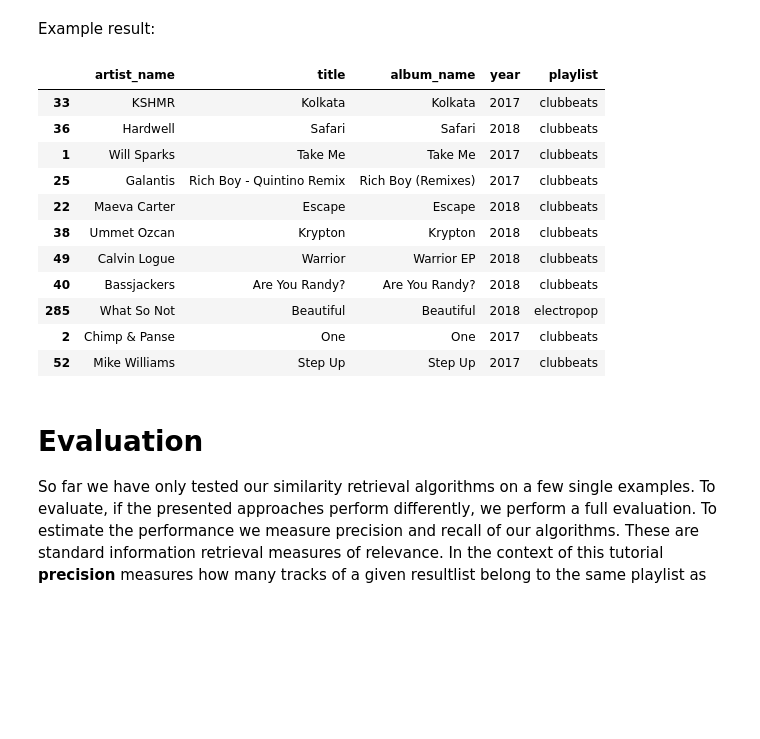
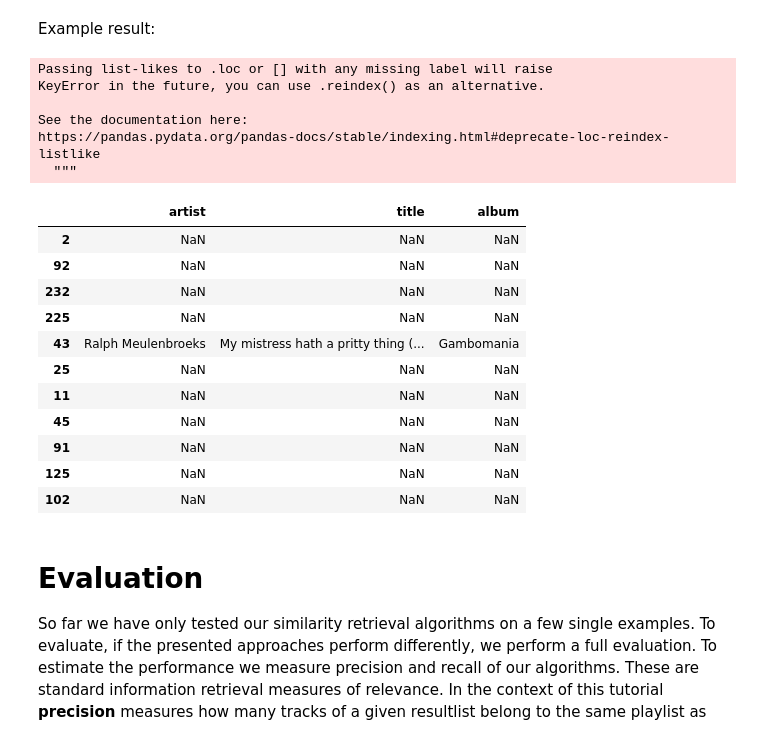
Before and after one commit to slychief/ismir2018_tutorial, a Jupyter notebook: Part 3a - Distance Based Search.ipynb, the cells around one changed output. Saved outputs shown, nothing was run; the diff lists cells and outputs as text; code cells hidden in the pictures; blank space fills up the shorter version.

```diff
--- a/Part 3a - Distance Based Search.ipynb
+++ b/Part 3a - Distance Based Search.ipynb
@@ -528,0 +230,4 @@ metadata.loc[[query_track_idx]]
+# %%
+query_track_idx = 0
+
+metadata_w_feat_index.iloc[[query_track_idx]]
@@ -531,12 +254,12 @@ The following lines of code implement the approach described above. First, the d
 # %%
 # calculate the distance between the query-vector and all others
-dist = eucledian_distance(feature_data, feature_data[query_track_idx])
+dist = eucledian_distance(feature_data, feature_data[metadata_w_feat_index.iloc[query_track_idx].name])
 
 # sort the distances ascendingly - use sorted index
 sorted_idx = np.argsort(dist)
 
 # display top-10 results (first track = query track)
-display_cols = ["artist_name", "title", "album_name", "year", "playlist"]
+display_cols = ["artist", "title", "album"]
 
-metadata.loc[sorted_idx[:11], display_cols]
+metadata_w_feat_index.loc[sorted_idx[:11], display_cols]
 # %% [output]
@@ -581,3 +291,7 @@ featureset_lengths = [24, # mfcc
+# %%
+# feature-set lengths and order
+featureset_lengths = [1440, # rp
+                      168]  # ssd
 # %%
 def scaled_eucledian_distance(feature_space, query_vector):
 
@@ -641,3 +341,7 @@ featureset_weights = [1.55,  # mfcc
+# %%
+# feature-set lengths and order
+featureset_weights = [1.55, # rp
+                      0.6]  # ssd
 # %%
 def weighted_eucledian_distance(feature_space, query_vector, featureset_weights):
 
@@ -659,22 +363,30 @@ def weighted_eucledian_distance(feature_space, query_vector, featureset_weights)
 # %% [markdown]
 Example result:
 # %%
-dist = weighted_eucledian_distance(feature_data, feature_data[query_track_idx], featureset_weights)
+dist = weighted_eucledian_distance(feature_data,
+                                   feature_data[metadata_w_feat_index.iloc[query_track_idx].name],
+                                   featureset_weights)
 
 metadata.loc[np.argsort(dist)[:11], display_cols]
 # %% [output]
+Passing list-likes to .loc or [] with any missing label will raise
+KeyError in the future, you can use .reindex() as an alternative.
+
+See the documentation here:
+https://pandas.pydata.org/pandas-docs/stable/indexing.html#deprecate-loc-reindex-listlike
+  """
-|  | artist_name | title | album_name | year | playlist |
-| 33 | KSHMR | Kolkata | Kolkata | 2017 | clubbeats |
-| 36 | Hardwell | Safari | Safari | 2018 | clubbeats |
-| 1 | Will Sparks | Take Me | Take Me | 2017 | clubbeats |
-| 25 | Galantis | Rich Boy - Quintino Remix | Rich Boy (Remixes) | 2017 | clubbeats |
-| 22 | Maeva Carter | Escape | Escape | 2018 | clubbeats |
-| 38 | Ummet Ozcan | Krypton | Krypton | 2018 | clubbeats |
-| 49 | Calvin Logue | Warrior | Warrior EP | 2018 | clubbeats |
-| 40 | Bassjackers | Are You Randy? | Are You Randy? | 2018 | clubbeats |
-| 285 | What So Not | Beautiful | Beautiful | 2018 | electropop |
-| 2 | Chimp & Panse | One | One | 2017 | clubbeats |
-| 52 | Mike Williams | Step Up | Step Up | 2017 | clubbeats |
+|  | artist | title | album |
+| 2 | NaN | NaN | NaN |
+| 92 | NaN | NaN | NaN |
+| 232 | NaN | NaN | NaN |
+| 225 | NaN | NaN | NaN |
+| 43 | Ralph Meulenbroeks | My mistress hath a pritty thing (... | Gambomania |
+| 25 | NaN | NaN | NaN |
+| 11 | NaN | NaN | NaN |
+| 45 | NaN | NaN | NaN |
+| 91 | NaN | NaN | NaN |
+| 125 | NaN | NaN | NaN |
+| 102 | NaN | NaN | NaN |
 # %% [markdown]
 # Evaluation
 
```
Also changed, not shown: parts of 67 cells of this notebook, 1 other file.
